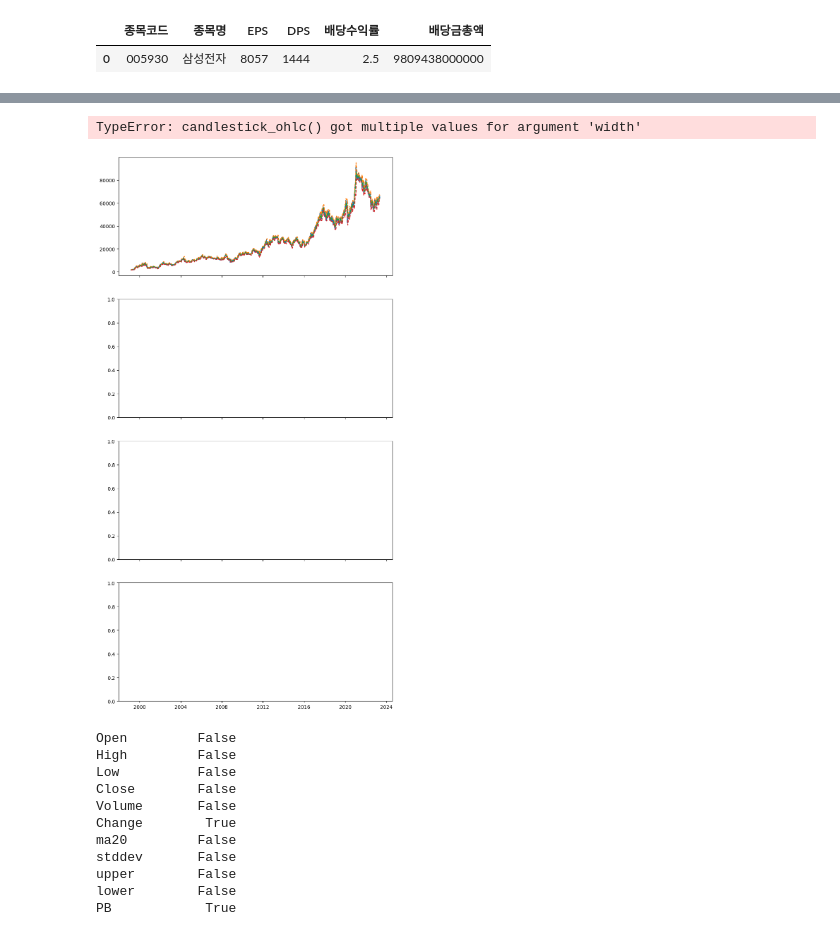
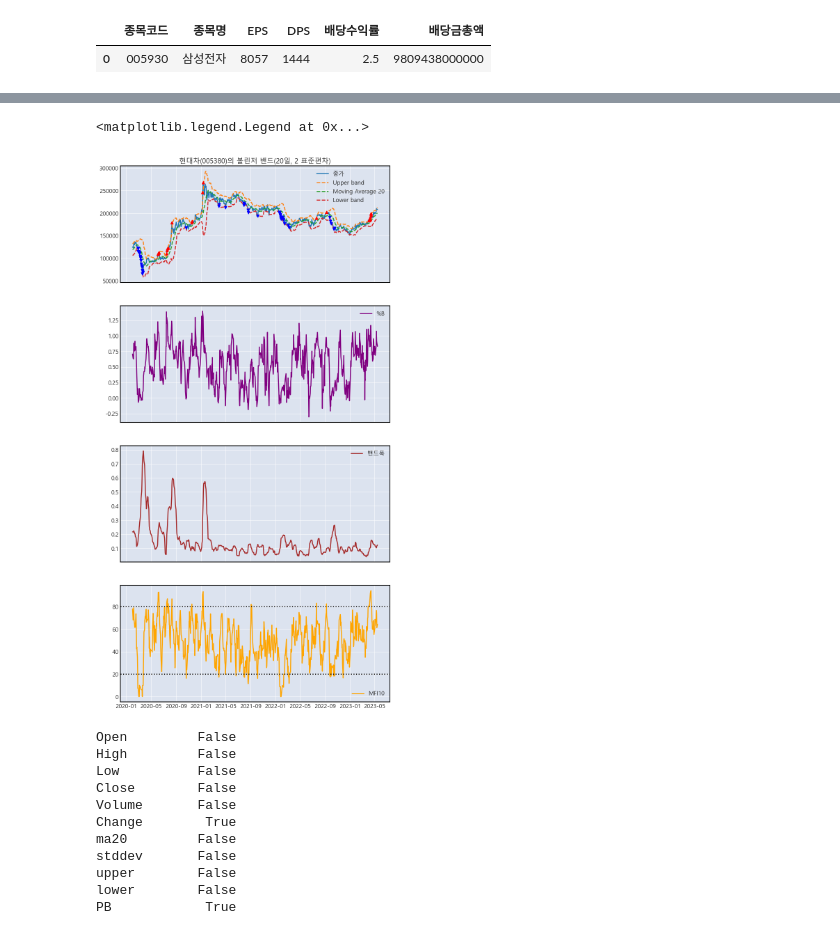
Before and after one commit to chickchop/algo_trader, a Jupyter notebook: algo/test.ipynb, the cells around one changed output, grey strips where cells are left out. Saved outputs shown, nothing was run; the diff lists cells and outputs as text; code cells hidden in the pictures.

```diff
--- a/algo/test.ipynb
+++ b/algo/test.ipynb
@@ -1,10 +1,23 @@
 # %%
 import FinanceDataReader as fdr
+import platform
+import mplfinance as mpf
 from mplfinance.original_flavor import candlestick_ohlc
-import datetime
+from datetime import datetime
 import pandas as pd
+import matplotlib
 import matplotlib.pyplot as plt
 import OpenDartReader
+from matplotlib import font_manager, rc
+
+if platform.system() == 'Windows':
+    font_name = font_manager.FontProperties(fname="c:/Windows/Fonts/malgun.ttf").get_name()
+    rc('font', family=font_name)
+else:
+# Mac 인 경우
+    rc('font', family='AppleGothic')
+
+matplotlib.rcParams['axes.unicode_minus'] = False
 
 df_krx = fdr.StockListing('KRX')
 df_krx.head()
@@ -20,4 +33,4 @@ stock_list = df_krx["Code"]
 corp_nm = "현대차"
 # %%
 corp_code = df_krx[df_krx["Name"] == corp_nm]["Code"]
-corp_code.iloc[0]
+corp_code = corp_code.iloc[0]
@@ -26,3 +37,2 @@ corp_code.iloc[0]
 # %%
-stock_df = fdr.DataReader(symbol=stock_list[0])
-stock_df
+stock_df = fdr.DataReader(symbol=corp_code, start=datetime(2020,1,1))
@@ -146,39 +148,41 @@ stock_df
 # %%
+
 fig, axes = plt.subplots(nrows=4, ncols=1, figsize=(10, 20), sharex=True)
+
+
 axes[0].plot(stock_df.index, stock_df['Close'], label='종가')
 axes[0].plot(stock_df.index, stock_df['upper'], linestyle='dashed', label='Upper band')
 axes[0].plot(stock_df.index, stock_df['ma20'], linestyle='dashed', label='Moving Average 20')
 axes[0].plot(stock_df.index, stock_df['lower'], linestyle='dashed', label='Lower band')
-candlestick_ohlc(axes[0],stock_df['Open'],stock_df['High'],
-            stock_df['Low'],stock_df['Close'],width=0.6)
+
 axes[0].set_title(f'{corp_nm}({corp_code})의 볼린저 밴드(20일, 2 표준편차)')
 
 for i in range(stock_df.shape[0]):
     if stock_df['PB'].values[i] > 0.8 and stock_df['MFI10'].values[i] > 80:
         axes[0].plot(stock_df.index.values[i], stock_df['Close'].values[i], 'r^')
     elif stock_df['PB'].values[i] < 0.2 and stock_df['MFI10'].values[i] < 20:
         axes[0].plot(stock_df.index.values[i], stock_df['Close'].values[i], 'bv')
 axes[0].legend(loc='best')
 
 
 axes[1].plot(stock_df.index, stock_df['PB'], label='%B', color="purple")
 axes[1].grid(True)
 axes[1].legend(loc='best')
 
 
 axes[2].plot(stock_df.index, stock_df['bandwidth'], label='밴드폭', color="brown")
 axes[2].grid(True)
 axes[2].legend(loc='best')
 
 
 axes[3].plot(stock_df.index, stock_df['MFI10'], label='MFI10', color="orange")
 axes[3].axhline(y=80, color="black", linestyle='dotted')
 axes[3].axhline(y=20, color="black", linestyle='dotted')
 axes[3].grid(True)
 axes[3].legend(loc='best')
 # %% [output]
-TypeError: candlestick_ohlc() got multiple values for argument 'width'
+<matplotlib.legend.Legend at 0x...>
-[figure, old version]
+[figure, new version]
 # %%
 comment = "볼린저 벤드는 주가의 변동성을 분석하는 분석 도구입니다. 표준 편차를 이용하여 변동성을 계산합니다. \n"
 if stock_df[:int(len(stock_df)/2)]["bandwidth"].mean() > stock_df[int(len(stock_df)/2):]["bandwidth"].mean() :
```
Also changed, not shown: parts of 6 cells of this notebook, 3 other files.
